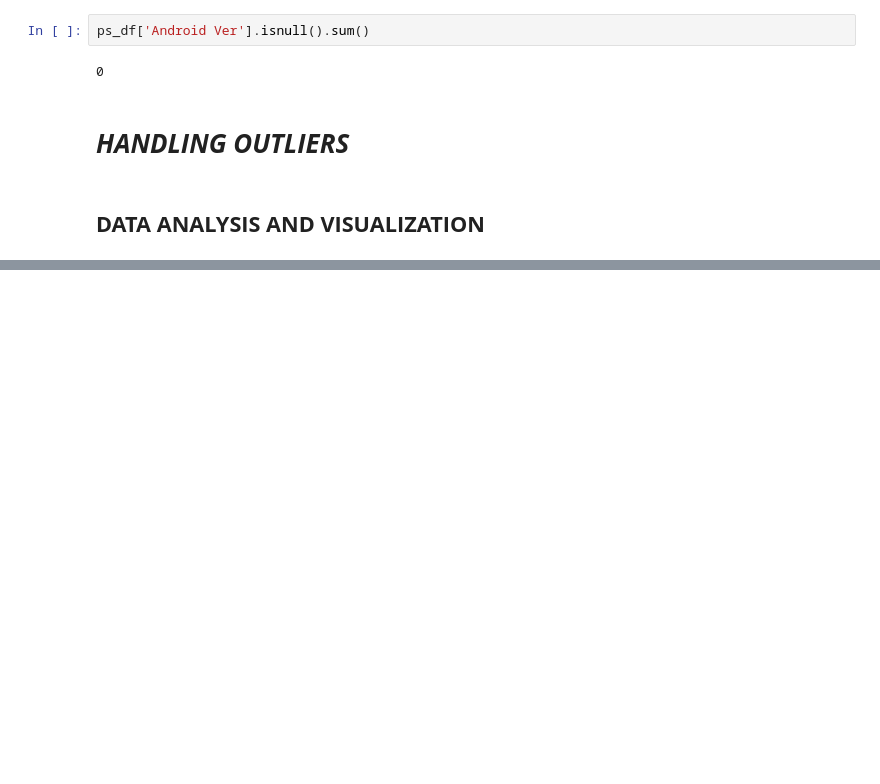
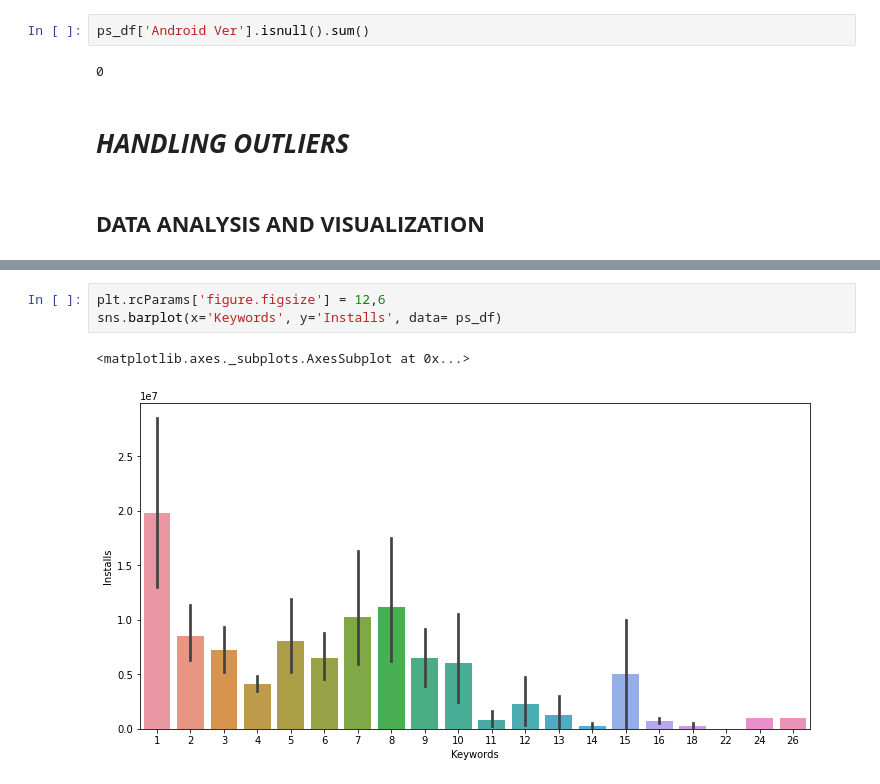
Before and after one commit to ankitrai777/EDA-on-Play-Store-App-Review, a Jupyter notebook: Play_Store_App_Review_Analysis_Capstone_Project.ipynb, the cells around one changed output, grey strips where cells are left out. Drawn from its saved outputs; the diff is of its cells as text; blank space fills up the shorter version.

```diff
--- a/Play_Store_App_Review_Analysis_Capstone_Project.ipynb
+++ b/Play_Store_App_Review_Analysis_Capstone_Project.ipynb
@@ -545,0 +592,6 @@ Text(0.5, 1.0, 'Distribution of App Types')
+# %%
+plt.rcParams['figure.figsize'] = 12,6
+sns.barplot(x='Keywords', y='Installs', data= ps_df)
+# %% [output]
+<matplotlib.axes._subplots.AxesSubplot at 0x...>
+[figure, added]
```
Also changed, not shown: parts of 117 cells of this notebook.
